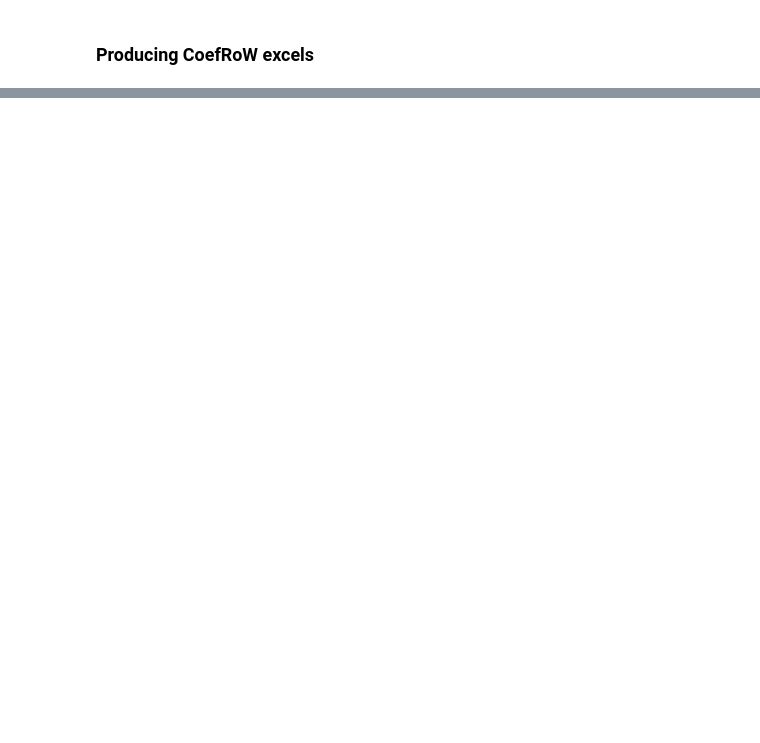
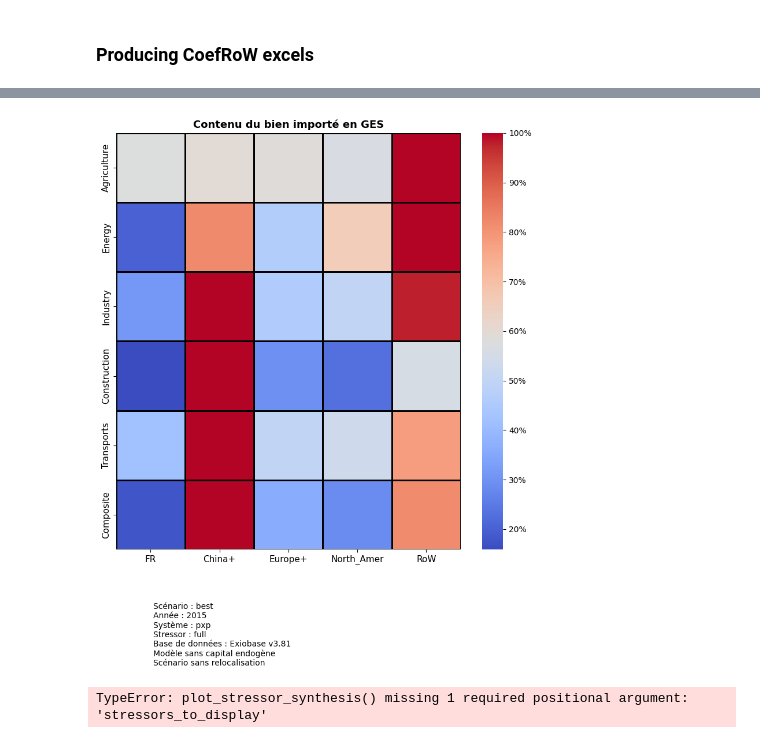
Before and after one commit to Maestrofinn/MatMat-Trade, a Jupyter notebook: MatMat-Trade_to_MatMat.ipynb, the cells around one changed output, grey strips where cells are left out. Cells and saved outputs as stored; diff of their text form; code cells hidden in the pictures; blank space fills up the shorter version.

```diff
--- a/MatMat-Trade_to_MatMat.ipynb
+++ b/MatMat-Trade_to_MatMat.ipynb
@@ -76,0 +265,6 @@ save_Coef_Row(model_no_cap,Transition_hybride_monetaire_RoW,Path,stressor_lists=
+# %%
+model_no_cap.sectors_mapper = None
+model_no_cap.regions_mapper = None
+# %%
+model_no_cap.sectors_mapper = SECTORS_AGG
+model_no_cap.regions_mapper = REGIONS_AGG
@@ -76,0 +280,13 @@ save_Coef_Row(model_no_cap,Transition_hybride_monetaire_RoW,Path,stressor_lists=
+# %%
+#model_no_cap.plot_stressor_content_production("best_2050", stressors_to_display = 'GES')
+#model_no_cap.sectors_mapper = SECTORS_AGG
+#model_no_cap.sectors_mapper = REGIONS_AGG
+model_no_cap.plot_stressor_content_heatmap("best", 'GES', prod = False)
+
+#model_no_cap.plot_stressor_content_production("best_2050", stressors_to_display = 'GES')
+# %% [output]
+[figure, added]
+# %%
+model_no_cap.plot_stressor_synthesis("best", stressors_to_display='GES')
+# %% [output]
+TypeError: plot_stressor_synthesis() missing 1 required positional argument: 'stressors_to_display'
```
Also changed, not shown: parts of 45 cells of this notebook, 43 other files.
